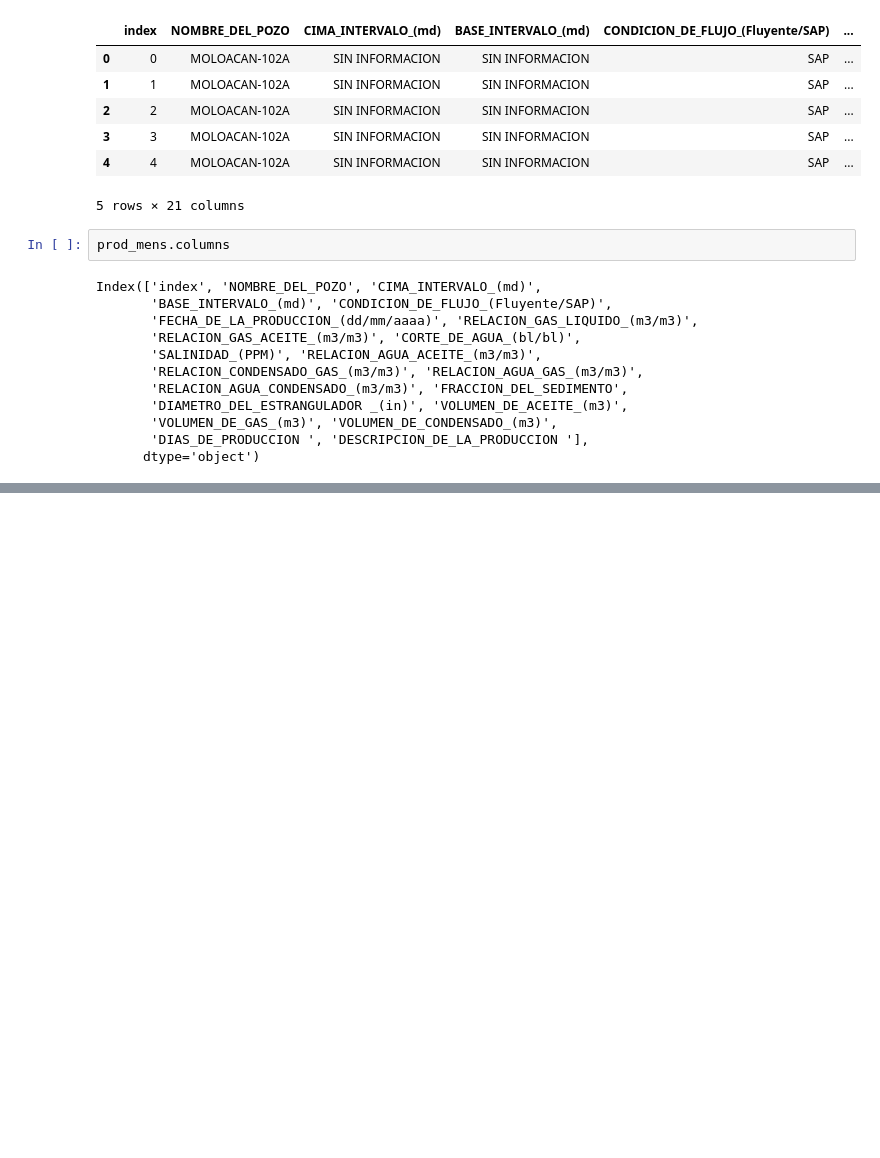
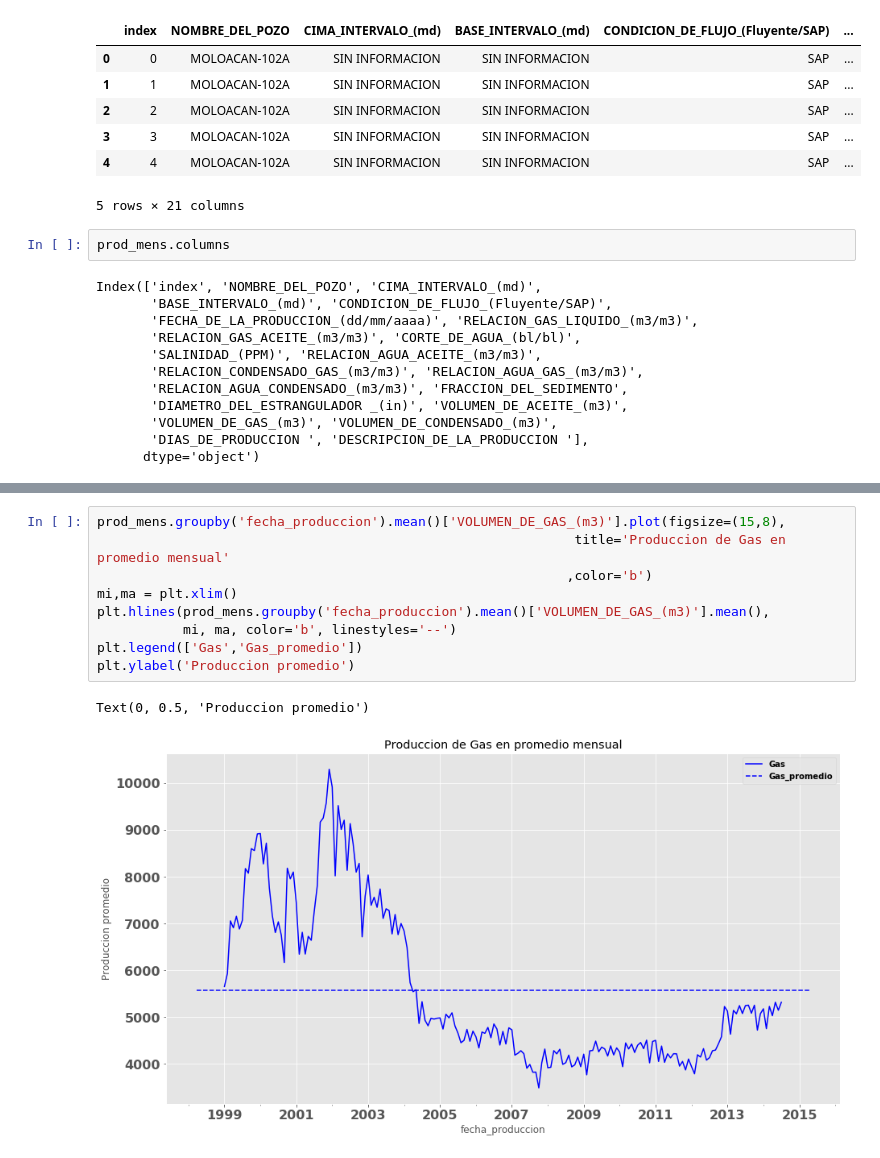
Before and after one commit to serch86/oil_moloacan_prediction, a Jupyter notebook: moloacan_1.ipynb, the cells around one changed output, grey strips where cells are left out. Saved outputs shown, nothing was run; the diff lists cells and outputs as text; blank space fills up the shorter version.

```diff
--- a/moloacan_1.ipynb
+++ b/moloacan_1.ipynb
@@ -64,0 +103,12 @@ Index(['index', 'NOMBRE_DEL_POZO', 'CIMA_INTERVALO_(md)',
+# %%
+prod_mens.groupby('fecha_produccion').mean()['VOLUMEN_DE_GAS_(m3)'].plot(figsize=(15,8),
+                                                             title='Produccion de Gas en promedio mensual'
+                                                            ,color='b')
+mi,ma = plt.xlim()
+plt.hlines(prod_mens.groupby('fecha_produccion').mean()['VOLUMEN_DE_GAS_(m3)'].mean(),
+           mi, ma, color='b', linestyles='--')
+plt.legend(['Gas','Gas_promedio'])
+plt.ylabel('Produccion promedio')
+# %% [output]
+Text(0, 0.5, 'Produccion promedio')
+[figure, added]
```
Also changed, not shown: parts of 37 cells of this notebook, 1 other file.
